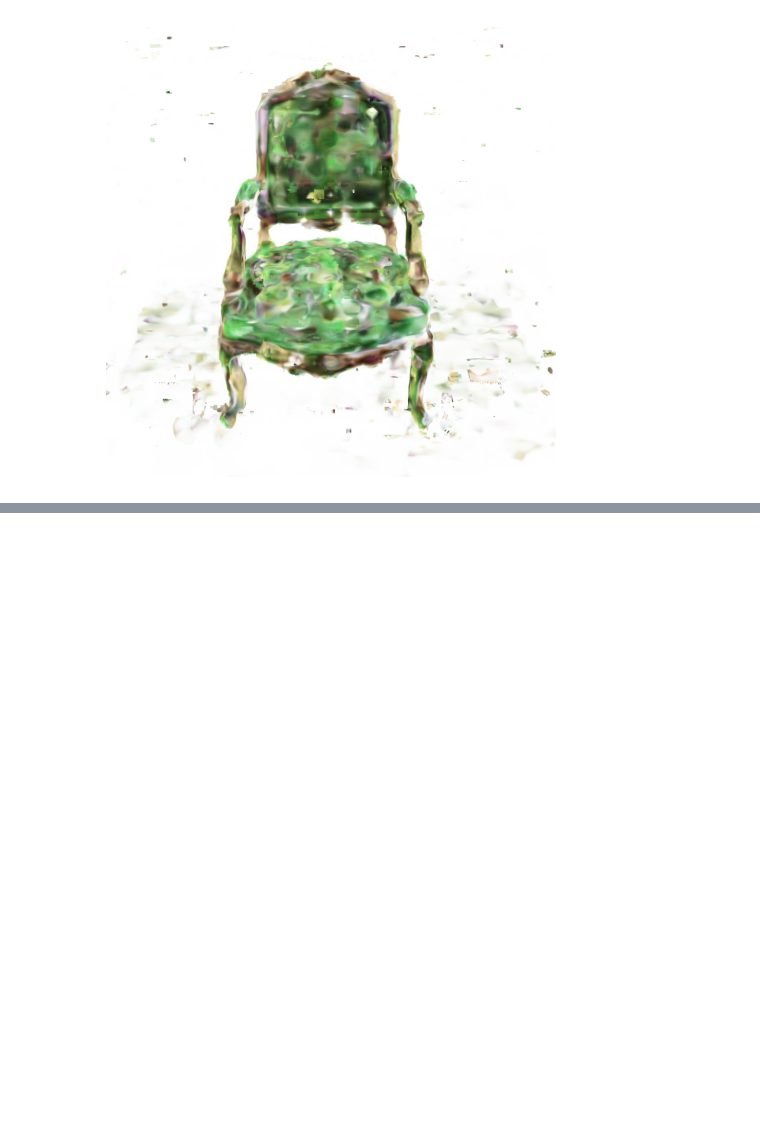
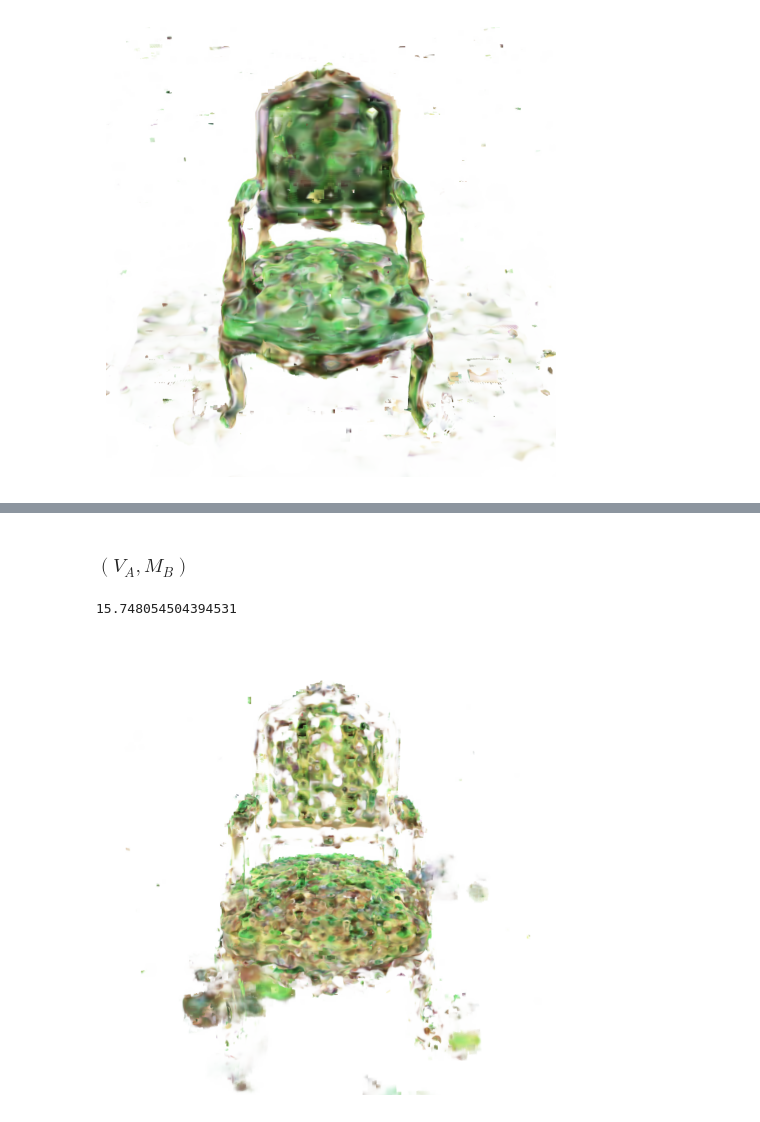
Before and after one commit to frallebini/nerfacc, a Jupyter notebook: examples/show_perm_vox.ipynb, the cells around one changed output, grey strips where cells are left out. Saved outputs shown, nothing was run; the diff lists cells and outputs as text; code cells hidden in the pictures; blank space fills up the shorter version.

```diff
--- a/examples/show_perm_vox.ipynb
+++ b/examples/show_perm_vox.ipynb
@@ -162,0 +242,11 @@ render_test(sd)
+# %% [markdown]
+### $(V_A,M_B)$
+# %%
+sd_A = torch.load("ckpts/torch_sine_single_3_8_16/chair_A.pt")
+sd_B = torch.load("ckpts/torch_sine_single_3_8_16/chair_B.pt")
+sd_A["radiance_field"]["mlp.params"] = sd_B["radiance_field"]["mlp.params"]
+
+render_test(sd_A)
+# %% [output]
+15.748054504394531
+[figure, added]
```
Also changed, not shown: parts of 50 cells of this notebook, 8 other files.
